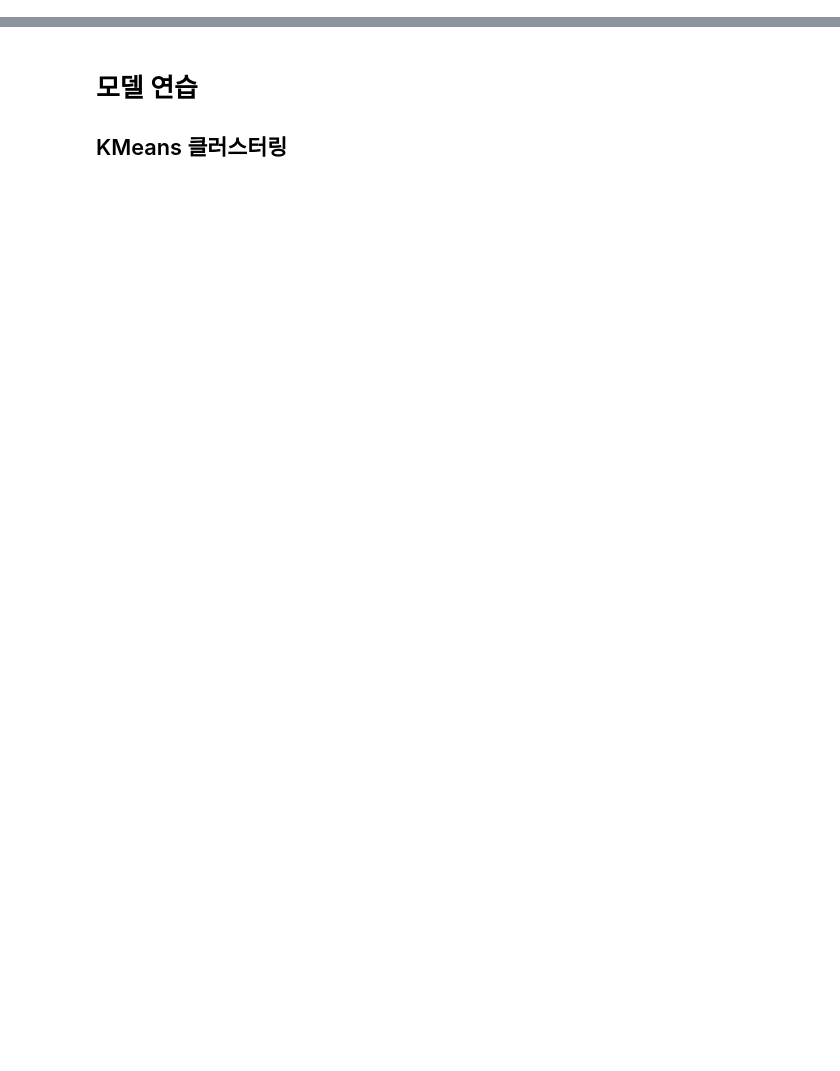
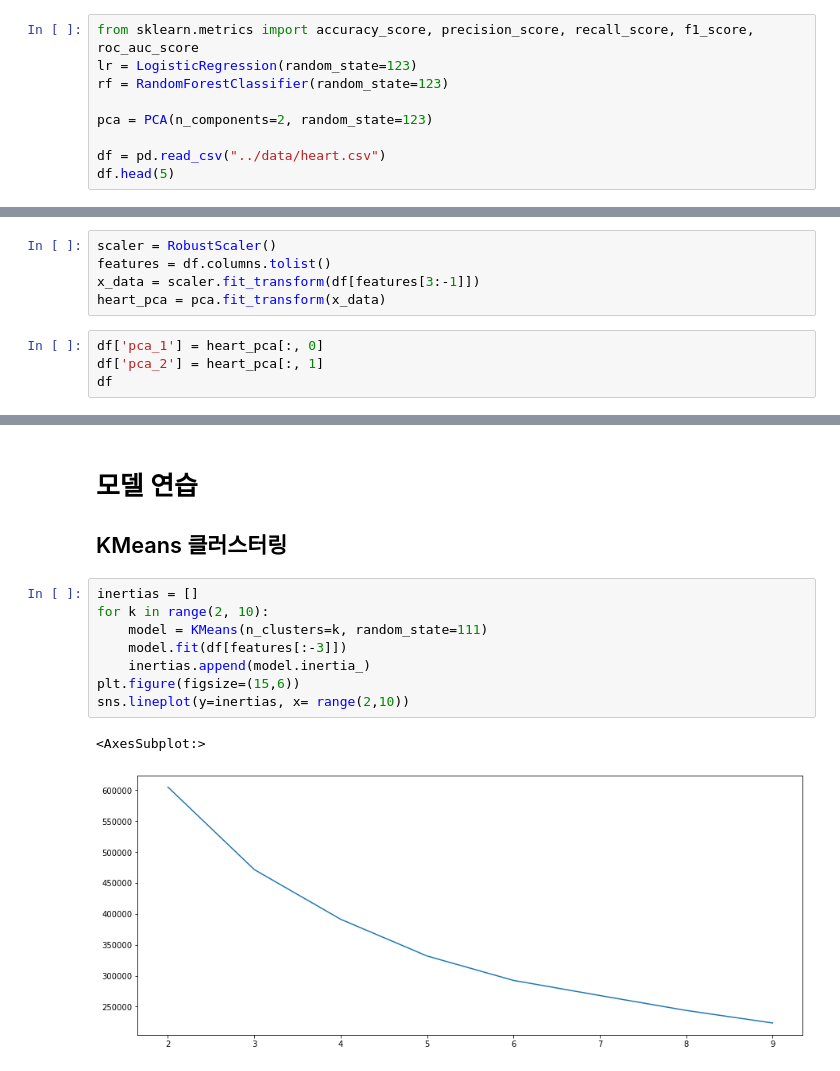
Before and after one commit to heejin42/study_algorithm, a Jupyter notebook: Data/code/analysis-tasks/practice3.ipynb, the cells around one changed output, grey strips where cells are left out. Cells and saved outputs as stored; diff of their text form; blank space fills up the shorter version.

Commit message:
practice data

```diff
--- a/Data/code/analysis-tasks/practice3.ipynb
+++ b/Data/code/analysis-tasks/practice3.ipynb
@@ -197,3 +197,12 @@ R2 score
 # %% [markdown]
 # 모델 연습
 ## 로지스틱 회귀, 랜덤포레스트분류
+# %%
+from sklearn.metrics import accuracy_score, precision_score, recall_score, f1_score, roc_auc_score
+lr = LogisticRegression(random_state=123)
+rf = RandomForestClassifier(random_state=123)
+
+pca = PCA(n_components=2, random_state=123)
+
+df = pd.read_csv("../data/heart.csv")
+df.head(5)
@@ -199,0 +216,9 @@ R2 score
+# %%
+scaler = RobustScaler()
+features = df.columns.tolist()
+x_data = scaler.fit_transform(df[features[3:-1]])
+heart_pca = pca.fit_transform(x_data)
+# %%
+df['pca_1'] = heart_pca[:, 0]
+df['pca_2'] = heart_pca[:, 1]
+df
@@ -200,3 +283,14 @@ R2 score
 # %% [markdown]
 # 모델 연습
 ## KMeans 클러스터링
+# %%
+inertias = []
+for k in range(2, 10):
+    model = KMeans(n_clusters=k, random_state=111)
+    model.fit(df[features[:-3]])
+    inertias.append(model.inertia_)
+plt.figure(figsize=(15,6))
+sns.lineplot(y=inertias, x= range(2,10))
+# %% [output]
+<AxesSubplot:>
+[figure, added]
```
Also changed, not shown: parts of 5 cells of this notebook.
